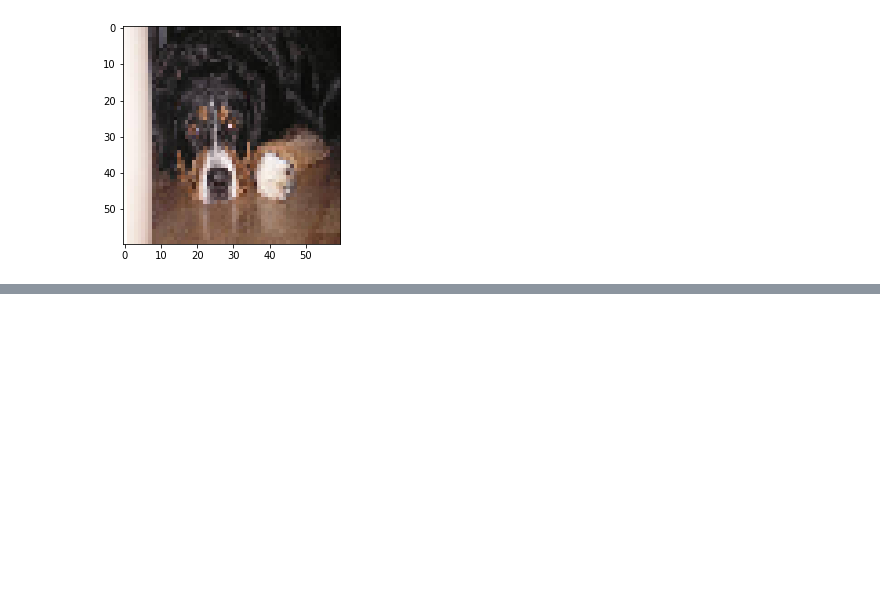
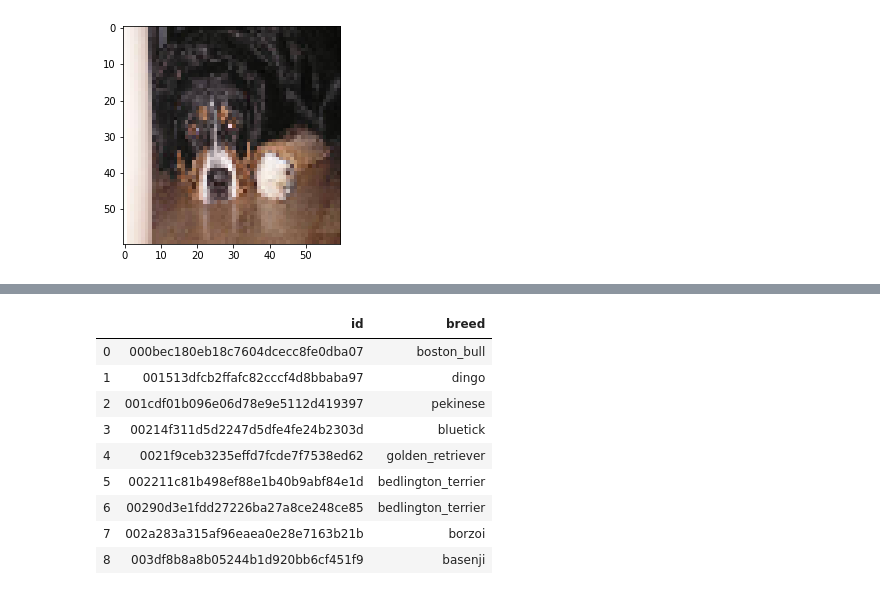
Before and after one commit to mic9410/dog-breeds-classification, a Jupyter notebook: Projekt końcowy.ipynb, the cells around one changed output, grey strips where cells are left out. Drawn from its saved outputs; the diff is of its cells as text; code cells hidden in the pictures; blank space fills up the shorter version.

```diff
--- a/Projekt końcowy.ipynb
+++ b/Projekt końcowy.ipynb
@@ -178,0 +223,25 @@ plt.show()
+# %%
+def matrix_Bin(labels):
+    labels_bin=np.array([])
+
+    labels_name, labels0 = np.unique(labels, return_inverse=True)
+    labels0
+
+    for _, i in enumerate(itemfreq(labels0)[:,0].astype(int)):
+        labels_bin0 = np.where(labels0 == itemfreq(labels0)[:,0][i], 1., 0.)
+        labels_bin0 = labels_bin0.reshape(1,labels_bin0.shape[0])
+
+        if (labels_bin.shape[0] == 0):
+            labels_bin = labels_bin0
+        else:
+            labels_bin = np.concatenate((labels_bin,labels_bin0 ),axis=0)
+        if i%100 == 0:
+            print(i)
+    print("Nber SubVariables {0}".format(itemfreq(labels0)[:,0].shape[0]))
+    labels_bin = labels_bin.transpose()
+    print("Shape : {0}".format(labels_bin.shape))
+
+    return labels_name, labels_bin
+# %%
+labels_name, labels_bin = matrix_Bin(labels = labels)
+labels_bin[0:9]
@@ -178,0 +302,14 @@ plt.show()
+# %%
+labels_cls = np.argmax(labels_bin, axis=1)
+labels[0:9]
+# %% [output]
+|  | id | breed |
+| 0 | 000bec180eb18c7604dcecc8fe0dba07 | boston_bull |
+| 1 | 001513dfcb2ffafc82cccf4d8bbaba97 | dingo |
+| 2 | 001cdf01b096e06d78e9e5112d419397 | pekinese |
+| 3 | 00214f311d5d2247d5dfe4fe24b2303d | bluetick |
+| 4 | 0021f9ceb3235effd7fcde7f7538ed62 | golden_retriever |
+| 5 | 002211c81b498ef88e1b40b9abf84e1d | bedlington_terrier |
+| 6 | 00290d3e1fdd27226ba27a8ce248ce85 | bedlington_terrier |
+| 7 | 002a283a315af96eaea0e28e7163b21b | borzoi |
+| 8 | 003df8b8a8b05244b1d920bb6cf451f9 | basenji |
```
Also changed, not shown: parts of 7 cells of this notebook.
